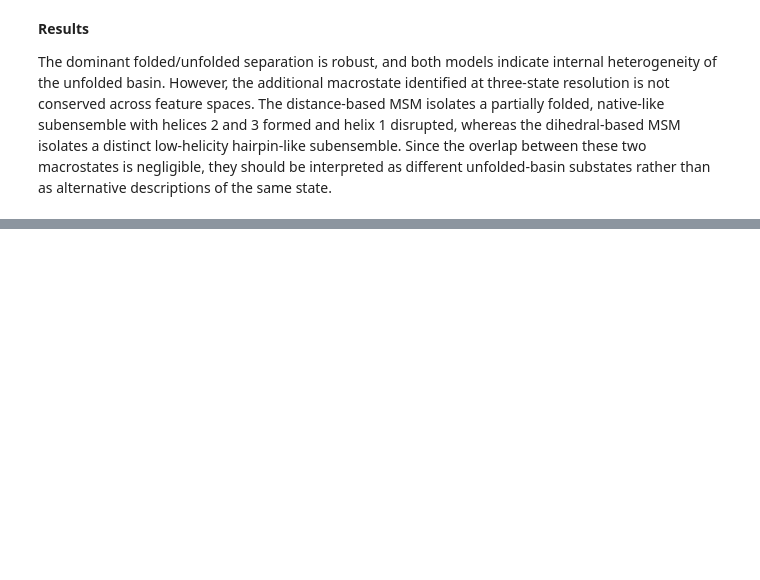
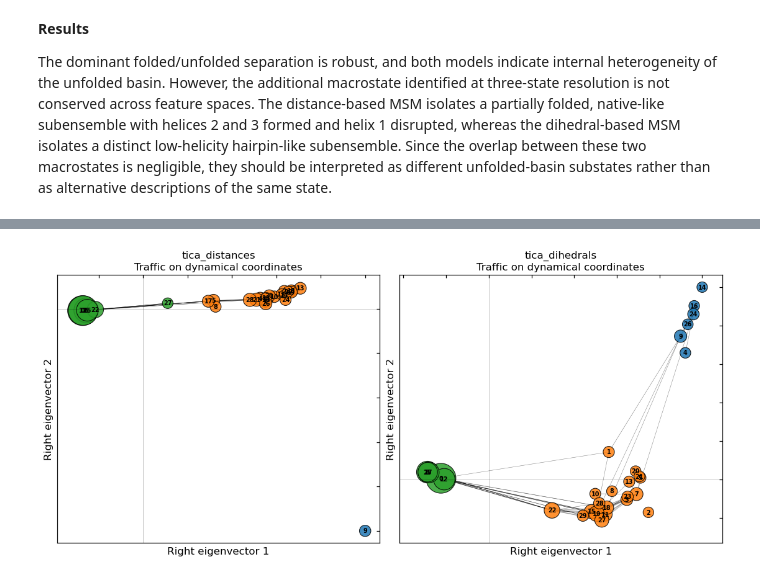
Before and after one commit to miriamzara/MSM, a Jupyter notebook: root/notebooks/step_6_tica_3state.ipynb, the cells around one changed output, grey strips where cells are left out. Saved outputs shown, nothing was run; the diff lists cells and outputs as text; code cells hidden in the pictures; blank space fills up the shorter version.

```diff
--- a/root/notebooks/step_6_tica_3state.ipynb
+++ b/root/notebooks/step_6_tica_3state.ipynb
@@ -699,0 +981,18 @@ Note that using FancyArrowPatches may be slow for large graphs.
+# %%
+def compute_equilibrium_traffic(T, pi):
+    """
+    Compute symmetrized equilibrium transition traffic.
+
+    traffic_ij = pi_i T_ij + pi_j T_ji
+
+    Diagonal entries are set to zero.
+    """
+    T = np.asarray(T, dtype=float)
+    pi = np.asarray(pi, dtype=float)
+    pi = pi / pi.sum()
+
+    flux = pi[:, None] * T
+    traffic = flux + flux.T
+    np.fill_diagonal(traffic, 0.0)
+
+    return traffic
@@ -699,0 +1239,49 @@ Note that using FancyArrowPatches may be slow for large graphs.
+# %%
+fig, axs = plt.subplots(
+    nrows=1,
+    ncols=len(trajectories_labels),
+    figsize=(5.5 * len(trajectories_labels), 5),
+    constrained_layout=True
+)
+
+if len(trajectories_labels) == 1:
+    axs = [axs]
+
+dynamical_graph_dict = {}
+dynamical_pos_dict = {}
+dynamical_traffic_dict = {}
+dynamical_eigvals_dict = {}
+dynamical_eigvecs_dict = {}
+
+for ax, name in zip(axs, trajectories_labels):
+    msm = msm_dict[name]
+    macro_assignments_micro = macro_assignments_micro_dict[name]
+
+    ax, G_plot, pos, traffic, eigvals, eigvecs = plot_microstate_traffic_dynamical_layout(
+        msm=msm,
+        macro_assignments_micro=macro_assignments_micro,
+        ax=ax,
+        x_mode=1,
+        y_mode=2,
+        min_traffic_quantile=0.80,
+        top_k_edges=None,
+        node_size_range=(150, 1200),
+        edge_width_range=(0.4, 5.0),
+        show_labels=True,
+        jitter=0.0
+    )
+
+    ax.set_title(
+        f"{name}\n"
+        f"Traffic on dynamical coordinates"
+    )
+
+    dynamical_graph_dict[name] = G_plot
+    dynamical_pos_dict[name] = pos
+    dynamical_traffic_dict[name] = traffic
+    dynamical_eigvals_dict[name] = eigvals
+    dynamical_eigvecs_dict[name] = eigvecs
+
+plt.show()
+# %% [output]
+[figure, added]
```
Also changed, not shown: parts of 23 cells of this notebook, 5 other files.
